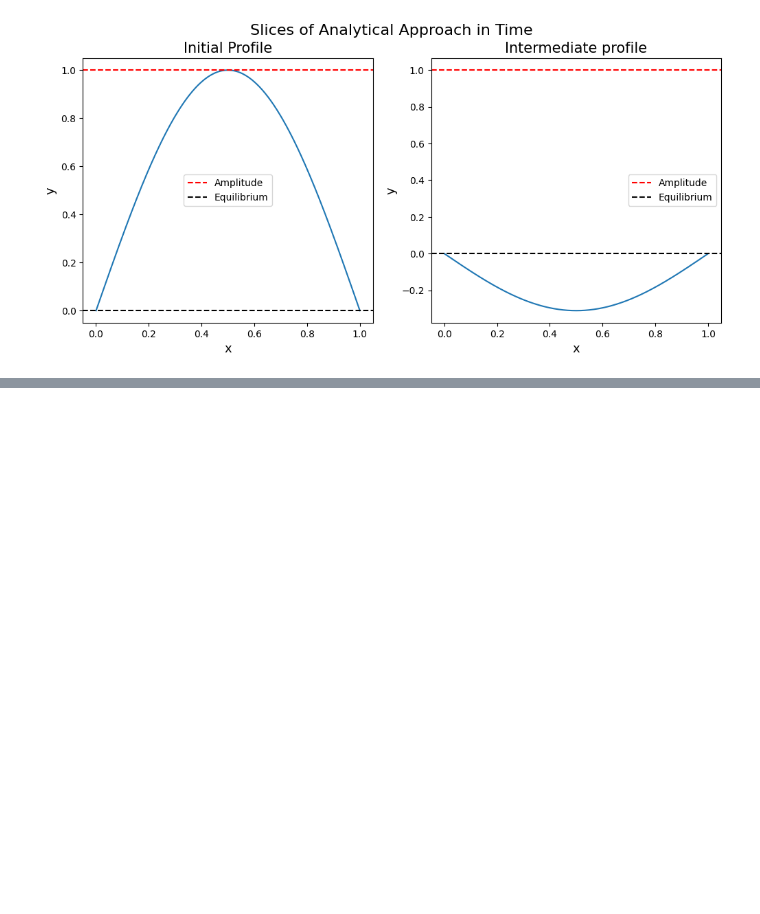
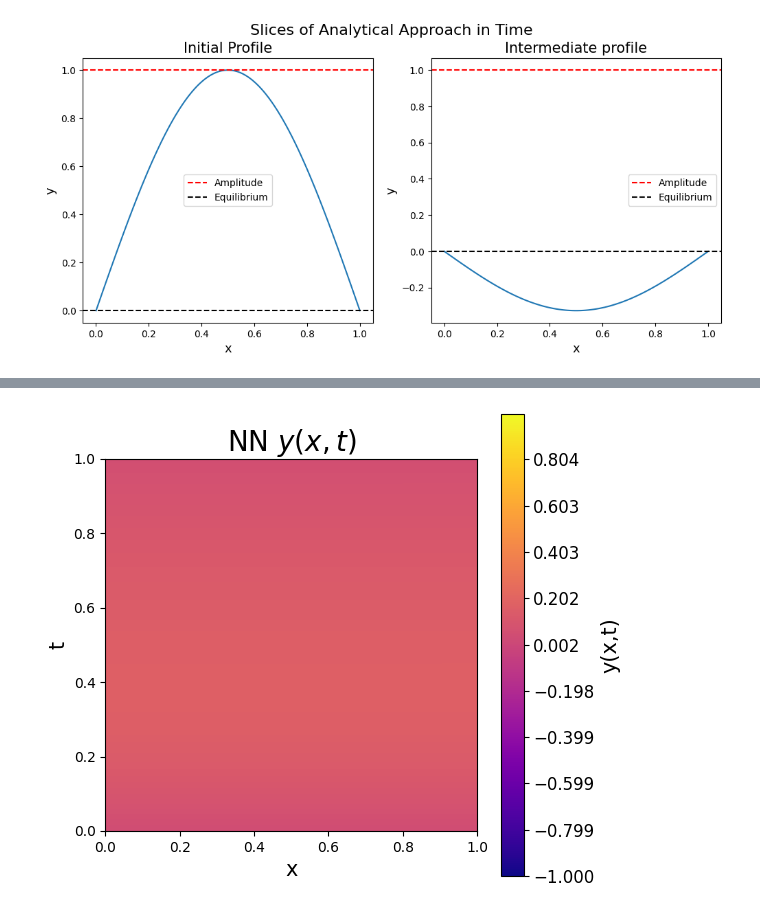
Before and after one commit to dakeerie/MSci-Project, a Jupyter notebook: y(x,t) Oscillator.ipynb, the cells around one changed output, grey strips where cells are left out. Saved outputs shown, nothing was run; the diff lists cells and outputs as text; code cells hidden in the pictures; blank space fills up the shorter version.

```diff
--- a/y(x,t) Oscillator.ipynb
+++ b/y(x,t) Oscillator.ipynb
@@ -32,12 +32,15 @@ def analytical(t, x, c, L, A):
     k = np.pi/L
     return A*np.cos(c*k*t)*np.sin(k*x)
 
-time = np.linspace(0, 1, 1000)
-space = np.linspace(0, 1, 1000)
+time = np.linspace(0, 1, 100)
+space = np.linspace(0, 1, 100)
+c = 1
+L = 1
+A = 1
 
 y_analytical = []
 for ti in time:
-    ti_sol = analytical(ti, space, 1, 1, 1)
+    ti_sol = analytical(ti, space, c, L, A)
     y_analytical.append(ti_sol)
 
 y_analytical = np.array(y_analytical)
@@ -111,0 +190,18 @@ model = Model(2, 1, 32)
+# %%
+y_nn = model(tx).reshape(-1, 100)
+y_nn = y_nn.detach().numpy()
+
+plt.figure(figsize=(6, 6))
+plt.contourf(space, time, y_nn, levels=np.linspace(np.min(y_analytical),np.max(y_analytical),500), cmap=plt.cm.plasma)
+plt.xlabel('x', fontsize = 15)
+plt.ylabel('t', fontsize = 15)
+plt.title(r'NN $y(x,t)$', fontsize = 20)
+cbar=plt.colorbar()
+cbar.ax.tick_params(labelsize = 12)
+cbar.set_label(label='y(x,t)', size=15)
+ax = plt.gca()
+ax.set_aspect('equal', adjustable='box')
+
+plt.show()
+# %% [output]
+[figure, added]
```
Also changed, not shown: parts of 4 cells of this notebook.
